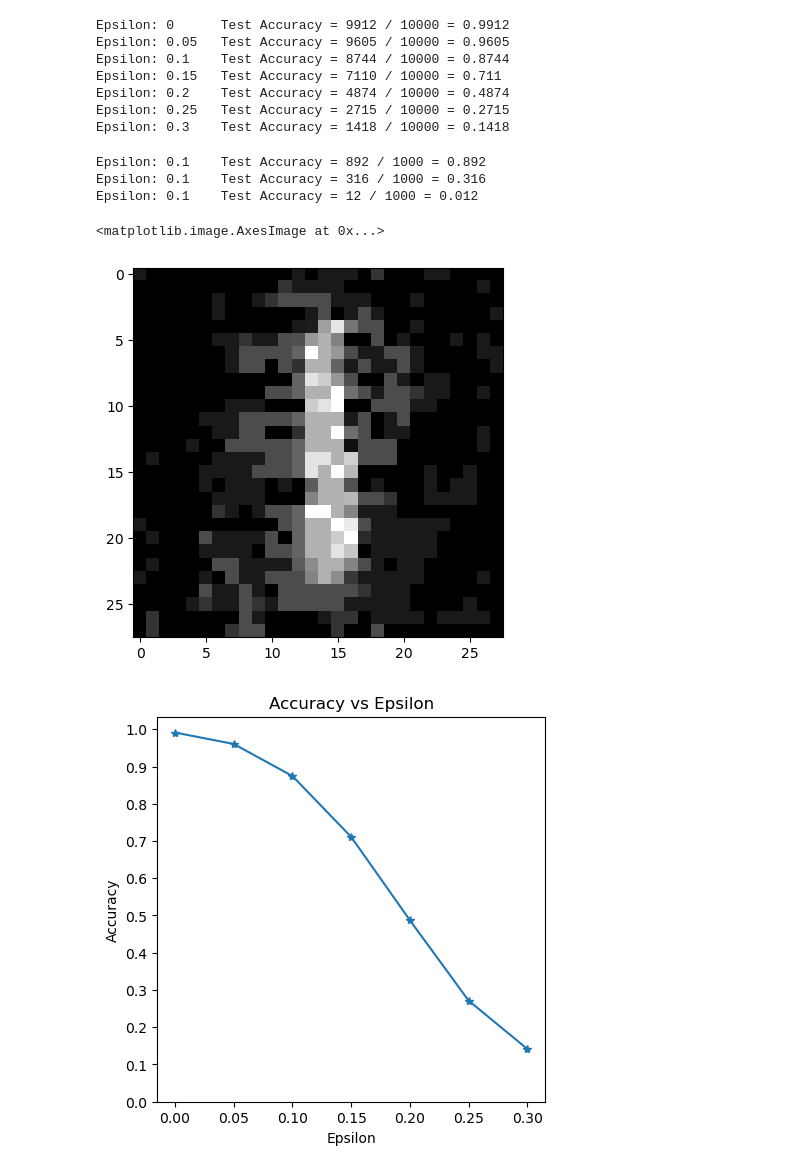
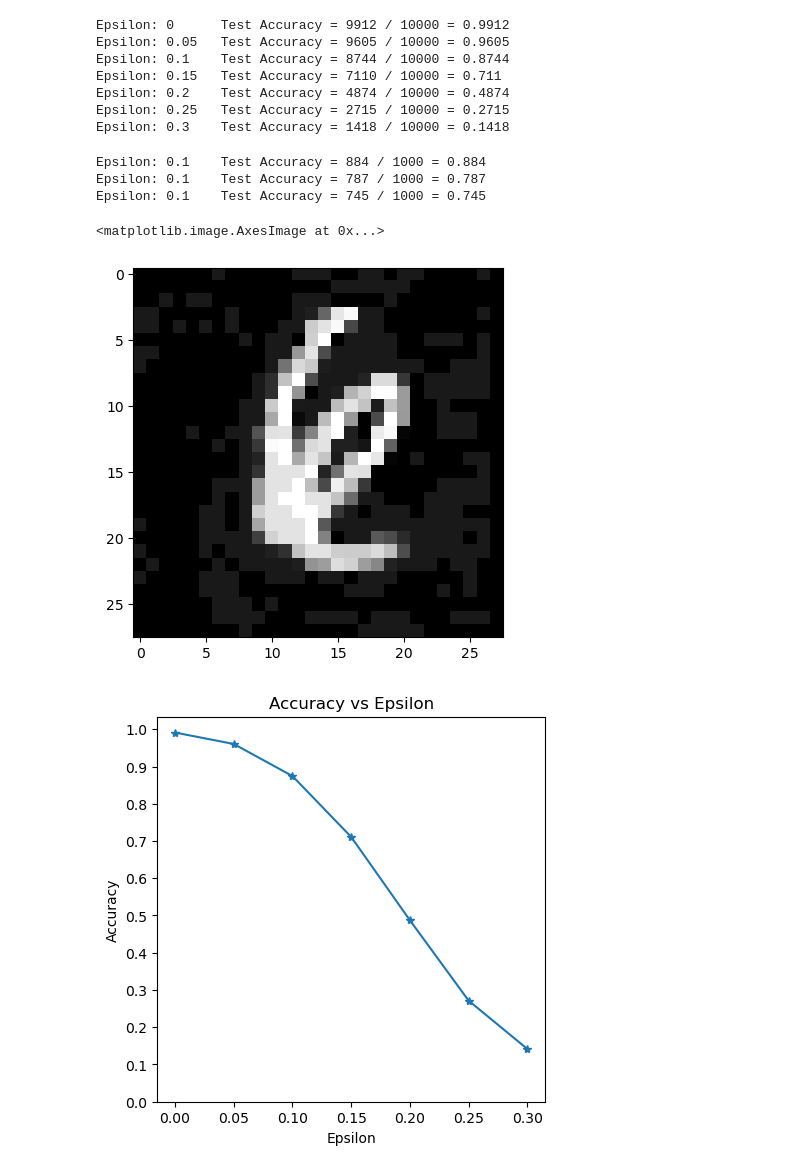
Before and after one commit to TannerAGraves/FW-variants-for-WB-Adversarial-Attacks, a Jupyter notebook: experimental/FGSM.ipynb, the cells around one changed output. Drawn from its saved outputs; the diff is of its cells as text; code cells hidden in the pictures.

```diff
--- a/experimental/FGSM.ipynb
+++ b/experimental/FGSM.ipynb
@@ -109,3 +107,11 @@ fw_attack(image, epsilon, data_grad):
+# %%
+def fw_step(image, epsilon, g_t, x0):
+    g_t_sign = g_t.sign()
+    v_t = epsilon * g_t_sign + x0
+    d_t = v_t - image
+    perturbed_image = image + fw_stepsize * d_t
+    perturbed_image = torch.clamp(perturbed_image, 0, 1)
+    return perturbed_image
 # %%
 def test( model, device, test_loader, epsilon ):
 
@@ -192,7 +198,7 @@ Epsilon: 0.2    Test Accuracy = 4874 / 10000 = 0.4874
 Epsilon: 0.25   Test Accuracy = 2715 / 10000 = 0.2715
 Epsilon: 0.3    Test Accuracy = 1418 / 10000 = 0.1418
 # %%
-fw_iter=1
+num_fw_iter=1
 def test_fw( model, device, test_loader, epsilon ):
 
     # Accuracy counter
@@ -205,10 +211,11 @@ def test_fw( model, device, test_loader, epsilon ):
         x_t = x0.detach().clone().to(device)  # Clone and move to device
         # Send the data and label to the device
         x0, target = x0.to(device), target.to(device)
+        x0_denorm = denorm(x0)
         #x_t.requires_grad = True  #Set requires_grad attribute of tensor. Important for Attack
 
 
-        for T in range(fw_iter):
+        for T in range(num_fw_iter):
             x_t.requires_grad = True
             # Forward pass the data through the model
             output = model(x_t)
@@ -231,16 +238,17 @@ def test_fw( model, device, test_loader, epsilon ):
             x_t_grad = x_t.grad#.data
 
             # Restore the data to its original scale
-            data_denorm = denorm(x_t)
+            x_t_denorm = denorm(x_t)
 
             # Call FGSM Attack
-            #perturbed_data = fgsm_attack(data_denorm, epsilon, data_grad)
-            # Collect the element-wise sign of the data gradient
-            sign_data_grad = x_t_grad.sign()
-            # Create the perturbed image by adjusting each pixel of the input image
-            perturbed_image = data_denorm + epsilon*sign_data_grad
-            # Adding clipping to maintain [0,1] range
-            perturbed_image = torch.clamp(perturbed_image, 0, 1)
+            #perturbed_image = fgsm_attack(x_t_denorm, epsilon, x_t_grad)
+            perturbed_image = fw_step(x_t_denorm, epsilon, x_t_grad, x0_denorm)
+            # # Collect the element-wise sign of the data gradient
+            # sign_data_grad = x_t_grad.sign()
+            # # Create the perturbed image by adjusting each pixel of the input image
+            # perturbed_image = data_denorm + epsilon*sign_data_grad
+            # # Adding clipping to maintain [0,1] range
+            # perturbed_image = torch.clamp(perturbed_image, 0, 1)
             # Reapply normalization
             x_t = transforms.Normalize((0.1307,), (0.3081,))(perturbed_image).detach()
 
@@ -251,7 +259,7 @@ def test_fw( model, device, test_loader, epsilon ):
             # Check for success
             final_pred = output.max(1, keepdim=True)[1] # get the index of the max log-probability
             if final_pred.item() == target.item():
-                if T == fw_iter - 1:
+                if T == num_fw_iter - 1:
                     correct += 1
                 # Special case for saving 0 epsilon examples
                 if epsilon == 0 and len(adv_examples) < 5:
@@ -262,7 +270,7 @@ def test_fw( model, device, test_loader, epsilon ):
                 if len(adv_examples) < 5:
                     adv_ex = perturbed_image.squeeze().detach().cpu().numpy()
                     adv_examples.append( (init_pred.item(), final_pred.item(), adv_ex) )
-                break
+                #break
         ex_num += 1
         if ex_num >= 1000:
             break
@@ -277,25 +285,26 @@ def test_fw( model, device, test_loader, epsilon ):
 # %%
 accuracies = []
 examples = []
-fw_iters = [1,2,3]
+fw_iters = [1,5, 10]
 eps = 0.1
 adv_examples = []
+fw_stepsize = 1
 
 # Run test for each epsilon
 #for eps in epsilons:
-for fw_iter in fw_iters:
+for num_fw_iter in fw_iters:
     acc, ex = test_fw(model, device, test_loader, eps)
     accuracies.append(acc)
     examples.append(ex)
 # %% [output]
-Epsilon: 0.1    Test Accuracy = 892 / 1000 = 0.892
-Epsilon: 0.1    Test Accuracy = 316 / 1000 = 0.316
-Epsilon: 0.1    Test Accuracy = 12 / 1000 = 0.012
+Epsilon: 0.1    Test Accuracy = 884 / 1000 = 0.884
+Epsilon: 0.1    Test Accuracy = 787 / 1000 = 0.787
+Epsilon: 0.1    Test Accuracy = 745 / 1000 = 0.745
 # %%
-plt.imshow(ex[0][2], cmap='gray')
+plt.imshow(ex[1][2], cmap='gray')
 # %% [output]
 <matplotlib.image.AxesImage at 0x...>
-[figure, old version]
+[figure, new version]
 # %%
 plt.figure(figsize=(5,5))
 plt.plot(epsilons, accuracies, "*-")
```
Also changed, not shown: parts of 1 cell of this notebook.
